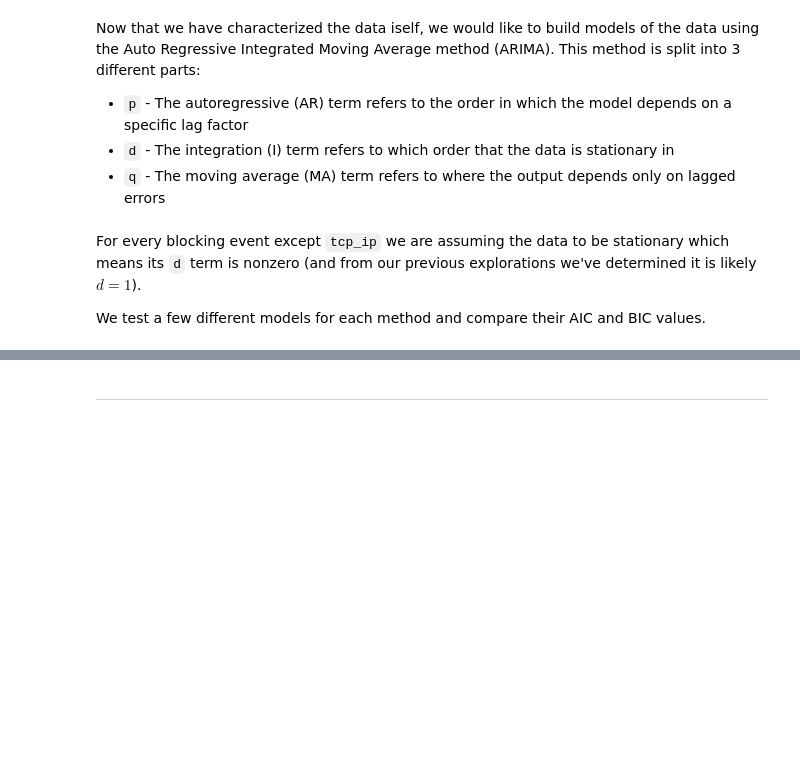
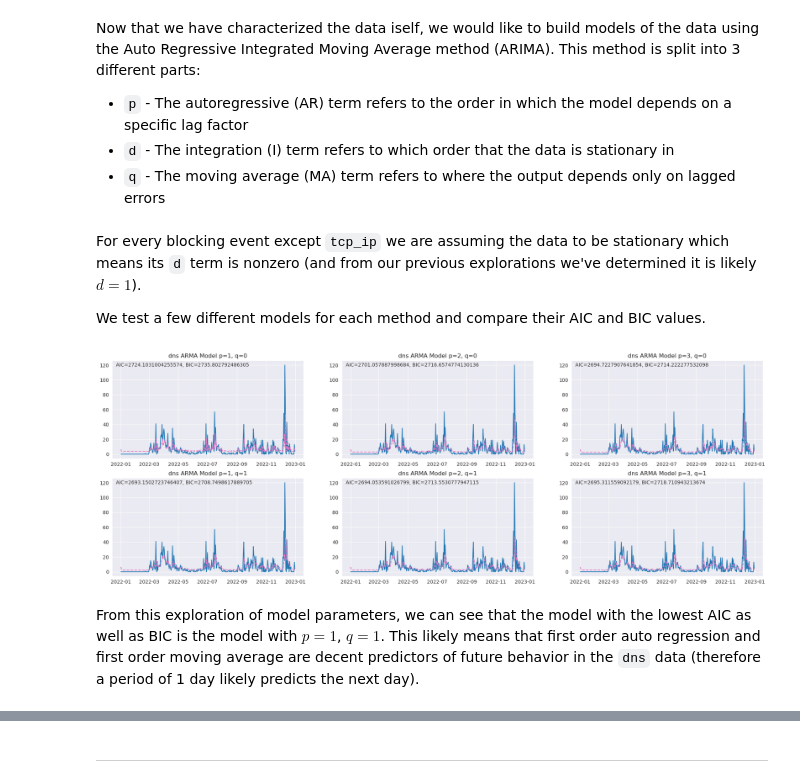
Before and after one commit to mdushkoff/OONI_DataAnalysis, a Jupyter notebook: src/FullAnalysis.ipynb, the cells around one changed output, grey strips where cells are left out. Drawn from its saved outputs; the diff is of its cells as text; code cells hidden in the pictures; blank space fills up the shorter version.

Commit message:
Added more modeling

```diff
--- a/src/FullAnalysis.ipynb
+++ b/src/FullAnalysis.ipynb
@@ -658,18 +658,37 @@ For every blocking event except `tcp_ip` we are assuming the data to be stationa
 
 We test a few different models for each method and compare their AIC and BIC values.
 # %%
-# Set plot options
-plt.rcParams['figure.figsize'] = [15, 5]
-
 # Try out different ARMA terms
 ar_orders = [1,2,3]
 ma_orders = [0,1]
 
 # Type and color
 i = 0
 typ = tdf.columns[i]
 color = palette[i]
+outcol = palette[len(tdf.columns)+2]
+
+# Get data
+d = tdf[typ]
+
+# Set plot options
+plt.rcParams['figure.figsize'] = [8*len(ar_orders), 4*len(ma_orders)]
 
 # Loop through all models
 fitted_models = {}
-plt.figure(figsize=(12*len(ma_orders), 4*len(ar_orders)))
+#plt.figure(figsize=(12*len(ma_orders), 4*len(ar_orders)))
+fig, axes = plt.subplots(len(ma_orders), len(ar_orders), sharex=False)
+for c, ar in enumerate(ar_orders):
+    fitted_models[ar] = {}
+    for r, ma in enumerate(ma_orders):
+        ar_model = ARIMA(d, order=(ar, 0, ma))
+        ar_model_fit = ar_model.fit()
+        fitted_models[ar][ma] = ar_model_fit
+        axes[r,c].plot(d, color=color)
+        axes[r,c].plot(ar_model_fit.fittedvalues, color=outcol, linestyle='--')
+        axes[r,c].set_title(f'{typ} ARMA Model p={ar}, q={ma}') #, AIC={ar_model_fit.aic}, BIC={ar_model_fit.bic}')
+        axes[r,c].text(0.02,0.98, f'AIC={ar_model_fit.aic}, BIC={ar_model_fit.bic}', ha='left', va='top', transform=axes[r,c].transAxes)
+# %% [output]
+[figure, added]
+# %% [markdown]
+From this exploration of model parameters, we can see that the model with the lowest AIC as well as BIC is the model with $p=1$, $q=1$.  This likely means that first order auto regression and first order moving average are decent predictors of future behavior in the `dns` data (therefore a period of 1 day likely predicts the next day).
```
Also changed, not shown: parts of 13 cells of this notebook.
